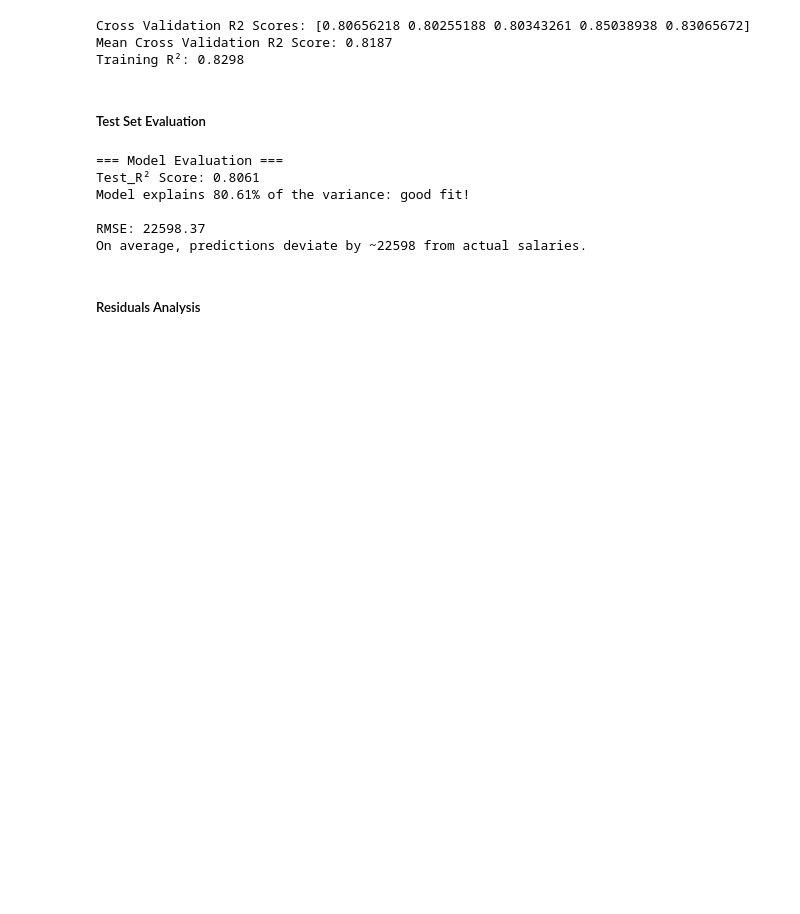
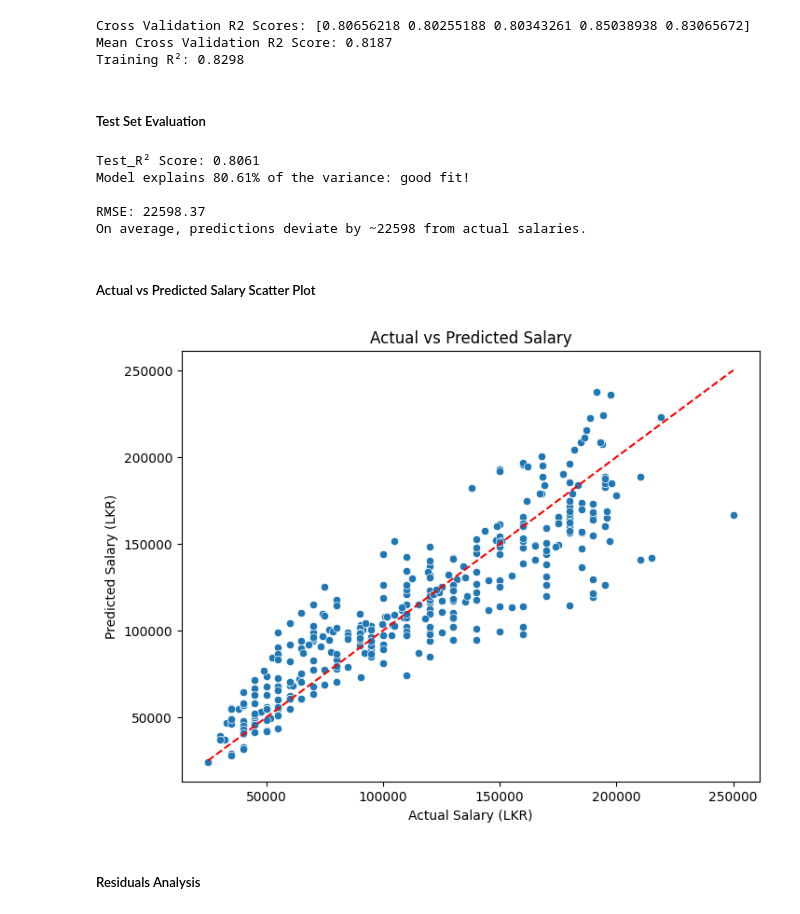
Before and after one commit to Suraweera1235/CS_Group_09_Salary_prediction, a Jupyter notebook: notebooks/Sakith_FC110558/Linear_regression.ipynb, the cells around one changed output. Drawn from its saved outputs; the diff is of its cells as text; code cells hidden in the pictures; blank space fills up the shorter version.

```diff
--- a/notebooks/Sakith_FC110558/Linear_regression.ipynb
+++ b/notebooks/Sakith_FC110558/Linear_regression.ipynb
@@ -433,7 +432,7 @@ for col in categorical_cols:
 # %%
 numeric_cols = ['Age', 'Years of Experience']
 
-#preprocessor: encode categorical features, scale numerical features
+#preprocessor: encode categorical features and scale numerical features
 preprocessor = ColumnTransformer(
     transformers=[
         ('cat', OneHotEncoder(drop='first', handle_unknown='ignore'), categorical_cols),
@@ -441,24 +440,24 @@ preprocessor = ColumnTransformer(
     ]
 )
 
-#full pipeline: preprocessing + linear regression model
-pipeline = Pipeline([
+#full pipeline: preprocessing and linear regression model
+model = Pipeline(steps=[
     ('preprocessor', preprocessor),
-    ('model', LinearRegression())
+    ('regressor', LinearRegression())
 ])
 # %% [markdown]
 ##### Cross Validation and Fit Pipeline
 # %%
 #perform 5-fold cross-validation on training data
-scores = cross_val_score(pipeline, X_train, y_train, cv=5, scoring='r2')
+scores = cross_val_score(model, X_train, y_train, cv=5, scoring='r2')
 print("Cross Validation R2 Scores:", scores)
 print(f"Mean Cross Validation R2 Score: {scores.mean():.4f}")
 
 #fit pipeline for training data
-pipeline.fit(X_train, y_train)
+model.fit(X_train, y_train)
 
 #train_r2 score
-train_r2 = pipeline.score(X_train, y_train)
+train_r2 = model.score(X_train, y_train)
 print(f"Training R²: {train_r2:.4f}")
 # %% [output]
 Cross Validation R2 Scores: [0.80656218 0.80255188 0.80343261 0.85038938 0.83065672]
@@ -468,17 +467,14 @@ Training R²: 0.8298
 ##### Test Set  Evaluation
 # %%
 #predict on test set
-y_pred = pipeline.predict(X_test)
+y_pred = model.predict(X_test)
 
 #evaluation metrics
 test_r2 = r2_score(y_test, y_pred)
 mse = mean_squared_error(y_test, y_pred)
 rmse = np.sqrt(mse)
 
-#print results with explanation
-print("=== Model Evaluation ===")
-
-#test_r2 score
+#print test_r2 score and coclusion
 print(f"Test_R² Score: {test_r2:.4f}")
 
 if test_r2 > 0.7:
@@ -488,16 +484,27 @@ elif 0.5 < test_r2 < 0.7:
 else:
     print(f"Model explains {test_r2*100:.2f}% of the variance: poor fit!\n")
 
-#rmse
+#print rmse and coclusion
 print(f"RMSE: {rmse:.2f}")
 print(f"On average, predictions deviate by ~{rmse:.0f} from actual salaries.")
 # %% [output]
-=== Model Evaluation ===
 Test_R² Score: 0.8061
 Model explains 80.61% of the variance: good fit!
 
 RMSE: 22598.37
 On average, predictions deviate by ~22598 from actual salaries.
+# %% [markdown]
+##### Actual vs Predicted Salary Scatter Plot
+# %%
+plt.figure(figsize=(8,6))
+sns.scatterplot(x=y_test, y=y_pred)
+plt.plot([y_test.min(), y_test.max()], [y_test.min(), y_test.max()], 'r--')
+plt.xlabel("Actual Salary (LKR)")
+plt.ylabel("Predicted Salary (LKR)")
+plt.title("Actual vs Predicted Salary")
+plt.show()
+# %% [output]
+[figure, added]
 # %% [markdown]
 #####  Residuals Analysis
 # %%
```
Also changed, not shown: parts of 11 cells of this notebook, 2 other files.
